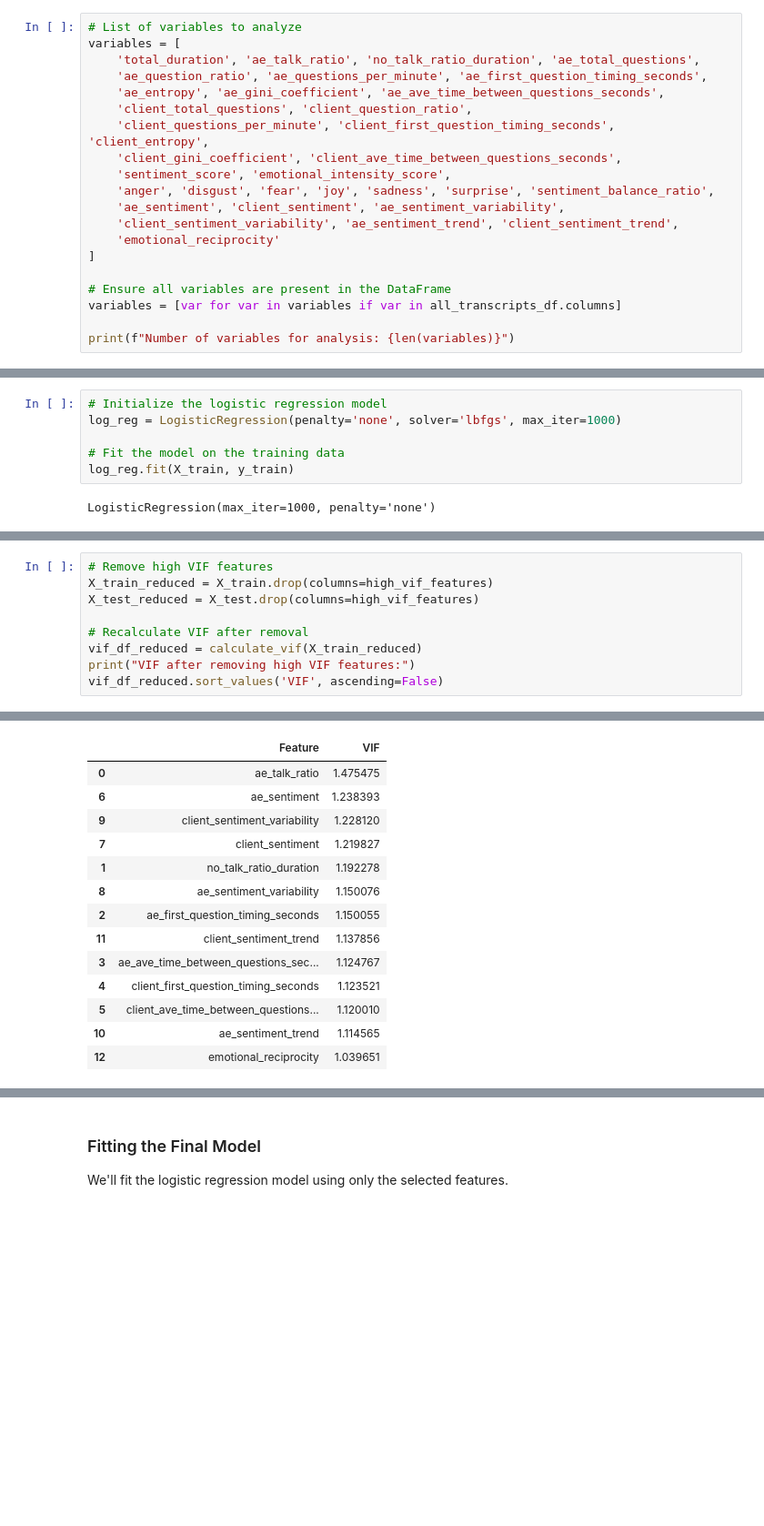
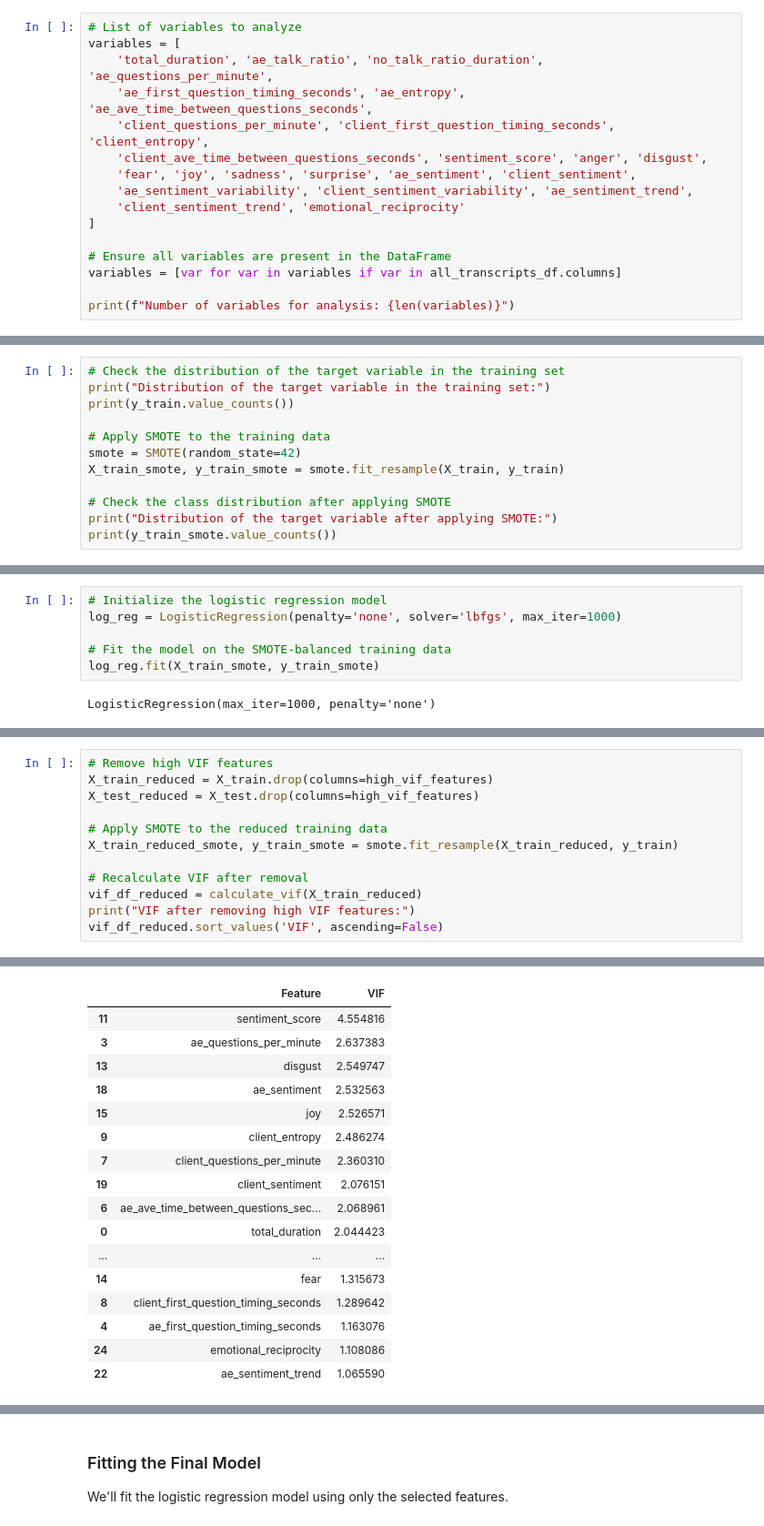
Before and after one commit to MyamazonguyGithub/sales-meetings-report, a Jupyter notebook: nb_fireflies_data_analysis.ipynb, the cells around one changed output, grey strips where cells are left out. Shown at 91% size. Saved outputs shown, nothing was run; the diff lists cells and outputs as text; blank space fills up the shorter version.

```diff
--- a/nb_fireflies_data_analysis.ipynb
+++ b/nb_fireflies_data_analysis.ipynb
@@ -137,17 +139,13 @@ We'll focus on the variables specified earlier.
 # %%
 # List of variables to analyze
 variables = [
-    'total_duration', 'ae_talk_ratio', 'no_talk_ratio_duration', 'ae_total_questions',
-    'ae_question_ratio', 'ae_questions_per_minute', 'ae_first_question_timing_seconds',
-    'ae_entropy', 'ae_gini_coefficient', 'ae_ave_time_between_questions_seconds',
-    'client_total_questions', 'client_question_ratio',
-    'client_questions_per_minute', 'client_first_question_timing_seconds', 'client_entropy',
-    'client_gini_coefficient', 'client_ave_time_between_questions_seconds',
-    'sentiment_score', 'emotional_intensity_score',
-    'anger', 'disgust', 'fear', 'joy', 'sadness', 'surprise', 'sentiment_balance_ratio',
-    'ae_sentiment', 'client_sentiment', 'ae_sentiment_variability',
-    'client_sentiment_variability', 'ae_sentiment_trend', 'client_sentiment_trend',
-    'emotional_reciprocity'
+    'total_duration', 'ae_talk_ratio', 'no_talk_ratio_duration', 'ae_questions_per_minute',
+  	'ae_first_question_timing_seconds', 'ae_entropy', 'ae_ave_time_between_questions_seconds',
+  	'client_questions_per_minute', 'client_first_question_timing_seconds', 'client_entropy',
+    'client_ave_time_between_questions_seconds', 'sentiment_score', 'anger', 'disgust',
+    'fear', 'joy', 'sadness', 'surprise', 'ae_sentiment', 'client_sentiment',
+  	'ae_sentiment_variability', 'client_sentiment_variability', 'ae_sentiment_trend',
+  	'client_sentiment_trend', 'emotional_reciprocity'
 ]
 
 # Ensure all variables are present in the DataFrame
@@ -276,0 +285,12 @@ Test set size: 280 samples
+# %%
+# Check the distribution of the target variable in the training set
+print("Distribution of the target variable in the training set:")
+print(y_train.value_counts())
+
+# Apply SMOTE to the training data
+smote = SMOTE(random_state=42)
+X_train_smote, y_train_smote = smote.fit_resample(X_train, y_train)
+
+# Check the class distribution after applying SMOTE
+print("Distribution of the target variable after applying SMOTE:")
+print(y_train_smote.value_counts())
@@ -283,8 +312,8 @@ We'll fit an initial logistic regression model using all variables.
 # Initialize the logistic regression model
 log_reg = LogisticRegression(penalty='none', solver='lbfgs', max_iter=1000)
 
-# Fit the model on the training data
-log_reg.fit(X_train, y_train)
+# Fit the model on the SMOTE-balanced training data
+log_reg.fit(X_train_smote, y_train_smote)
 # %% [output]
 LogisticRegression(max_iter=1000, penalty='none')
 # %% [markdown]
@@ -347,28 +372,34 @@ Features with VIF > 5:
 # %%
 # Remove high VIF features
 X_train_reduced = X_train.drop(columns=high_vif_features)
 X_test_reduced = X_test.drop(columns=high_vif_features)
 
+# Apply SMOTE to the reduced training data
+X_train_reduced_smote, y_train_smote = smote.fit_resample(X_train_reduced, y_train)
+
 # Recalculate VIF after removal
 vif_df_reduced = calculate_vif(X_train_reduced)
 print("VIF after removing high VIF features:")
 vif_df_reduced.sort_values('VIF', ascending=False)
 # %% [output]
 VIF after removing high VIF features:
 |  | Feature | VIF |
-| 0 | ae_talk_ratio | 1.475475 |
-| 6 | ae_sentiment | 1.238393 |
-| 9 | client_sentiment_variability | 1.228120 |
-| 7 | client_sentiment | 1.219827 |
-| 1 | no_talk_ratio_duration | 1.192278 |
-| 8 | ae_sentiment_variability | 1.150076 |
-| 2 | ae_first_question_timing_seconds | 1.150055 |
-| 11 | client_sentiment_trend | 1.137856 |
-| 3 | ae_ave_time_between_questions_sec... | 1.124767 |
-| 4 | client_first_question_timing_seconds | 1.123521 |
-| 5 | client_ave_time_between_questions... | 1.120010 |
-| 10 | ae_sentiment_trend | 1.114565 |
-| 12 | emotional_reciprocity | 1.039651 |
+| 11 | sentiment_score | 4.554816 |
+| 3 | ae_questions_per_minute | 2.637383 |
+| 13 | disgust | 2.549747 |
+| 18 | ae_sentiment | 2.532563 |
+| 15 | joy | 2.526571 |
+| 9 | client_entropy | 2.486274 |
+| 7 | client_questions_per_minute | 2.360310 |
+| 19 | client_sentiment | 2.076151 |
+| 6 | ae_ave_time_between_questions_sec... | 2.068961 |
+| 0 | total_duration | 2.044423 |
+| ... | ... | ... |
+| 14 | fear | 1.315673 |
+| 8 | client_first_question_timing_seconds | 1.289642 |
+| 4 | ae_first_question_timing_seconds | 1.163076 |
+| 24 | emotional_reciprocity | 1.108086 |
+| 22 | ae_sentiment_trend | 1.065590 |
 # %% [markdown]
 <a id='variable-selection'></a>
 ## 7. Variable Selection
```
Also changed, not shown: parts of 40 cells of this notebook, 2 other files.
